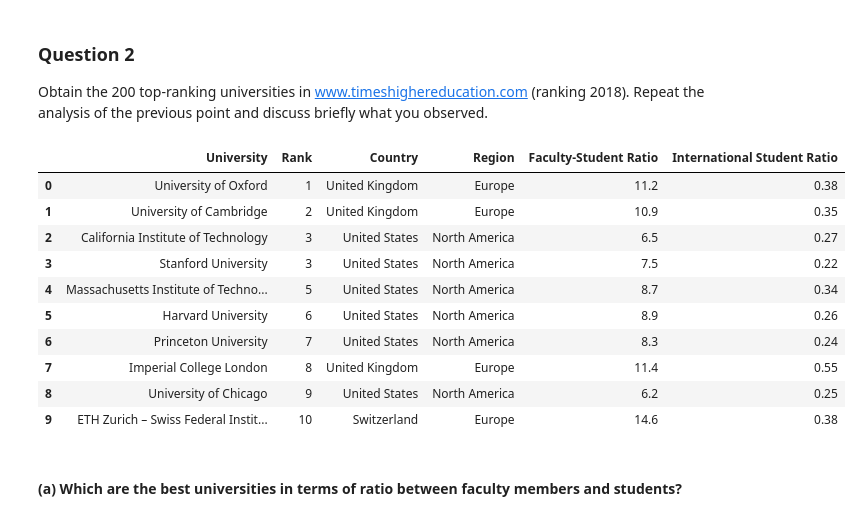
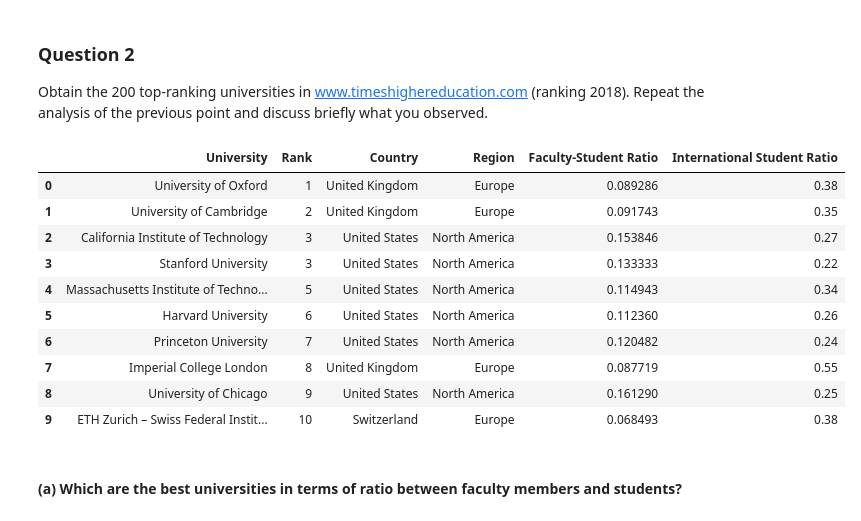
Before and after one commit to GauravPasari/ADA_Group_Tota_Pasari_Prelot, a Jupyter notebook: Homework2.ipynb, the cells around one changed output. Saved outputs shown, nothing was run; the diff lists cells and outputs as text; code cells hidden in the pictures.

```diff
--- a/Homework2.ipynb
+++ b/Homework2.ipynb
@@ -250,44 +254,44 @@ Obtain the 200 top-ranking universities in www.timeshighereducation.com (ranking
 # %%
 # Load the data json file
 top_universities_url = 'https://www.timeshighereducation.com/sites/default/files/the_data_rankings/world_university_rankings_2018_limit0_369a9045a203e176392b9fb8f8c1cb2a.json'
 hdr = {'User-Agent': 'Mozilla/5.0'}
 request = Request(top_universities_url, headers=hdr)
 page = urlopen(request)
 data = json.loads(page.read().decode())['data']
 
 # Create an empty dataframe
 cols = ['University','Rank', 'Country', 'Region', 'Faculty-Student Ratio', 'International Student Ratio']
 df = pd.DataFrame(columns=cols)
 
 # Parse json for each ranking
 for item in range(200):
 #   Obtain university name, rank, country, student-staff ratio, and international student percent
     name = data[item]['name']
     rank = int(data[item]['rank'].strip('='))
     country = data[item]['location']
-    stud_staff_ratio = float(data[item]['stats_student_staff_ratio'])
-    inter_stud_percent = int(data[item]['stats_pc_intl_students'].strip('%'))/100.0
+    stud_staff_ratio = 1/float(data[item]['stats_student_staff_ratio'])
+    inter_stud_percent = int(data[item]['stats_pc_intl_students'].strip('%'))/100
 
 #   Append each row of data to the dataframe
     df2 = pd.DataFrame([[name, rank, country, map_country_region[country], stud_staff_ratio, inter_stud_percent]], columns=cols)
     df = df.append(df2, ignore_index=True)
 
 # Create a copy of the dataframe for question 3
 t2 = df.copy()
 
 df.head(n=10)
 # %% [output]
 |  | University | Rank | Country | Region | Faculty-Student Ratio | International Student Ratio |
-| 0 | University of Oxford | 1 | United Kingdom | Europe | 11.2 | 0.38 |
-| 1 | University of Cambridge | 2 | United Kingdom | Europe | 10.9 | 0.35 |
-| 2 | California Institute of Technology | 3 | United States | North America | 6.5 | 0.27 |
-| 3 | Stanford University | 3 | United States | North America | 7.5 | 0.22 |
-| 4 | Massachusetts Institute of Techno... | 5 | United States | North America | 8.7 | 0.34 |
-| 5 | Harvard University | 6 | United States | North America | 8.9 | 0.26 |
-| 6 | Princeton University | 7 | United States | North America | 8.3 | 0.24 |
-| 7 | Imperial College London | 8 | United Kingdom | Europe | 11.4 | 0.55 |
-| 8 | University of Chicago | 9 | United States | North America | 6.2 | 0.25 |
-| 9 | ETH Zurich – Swiss Federal Instit... | 10 | Switzerland | Europe | 14.6 | 0.38 |
+| 0 | University of Oxford | 1 | United Kingdom | Europe | 0.089286 | 0.38 |
+| 1 | University of Cambridge | 2 | United Kingdom | Europe | 0.091743 | 0.35 |
+| 2 | California Institute of Technology | 3 | United States | North America | 0.153846 | 0.27 |
+| 3 | Stanford University | 3 | United States | North America | 0.133333 | 0.22 |
+| 4 | Massachusetts Institute of Techno... | 5 | United States | North America | 0.114943 | 0.34 |
+| 5 | Harvard University | 6 | United States | North America | 0.112360 | 0.26 |
+| 6 | Princeton University | 7 | United States | North America | 0.120482 | 0.24 |
+| 7 | Imperial College London | 8 | United Kingdom | Europe | 0.087719 | 0.55 |
+| 8 | University of Chicago | 9 | United States | North America | 0.161290 | 0.25 |
+| 9 | ETH Zurich – Swiss Federal Instit... | 10 | Switzerland | Europe | 0.068493 | 0.38 |
 # %% [markdown]
 #### (a) Which are the best universities in terms of ratio between faculty members and students?
 # %%
```
Also changed, not shown: parts of 35 cells of this notebook.
